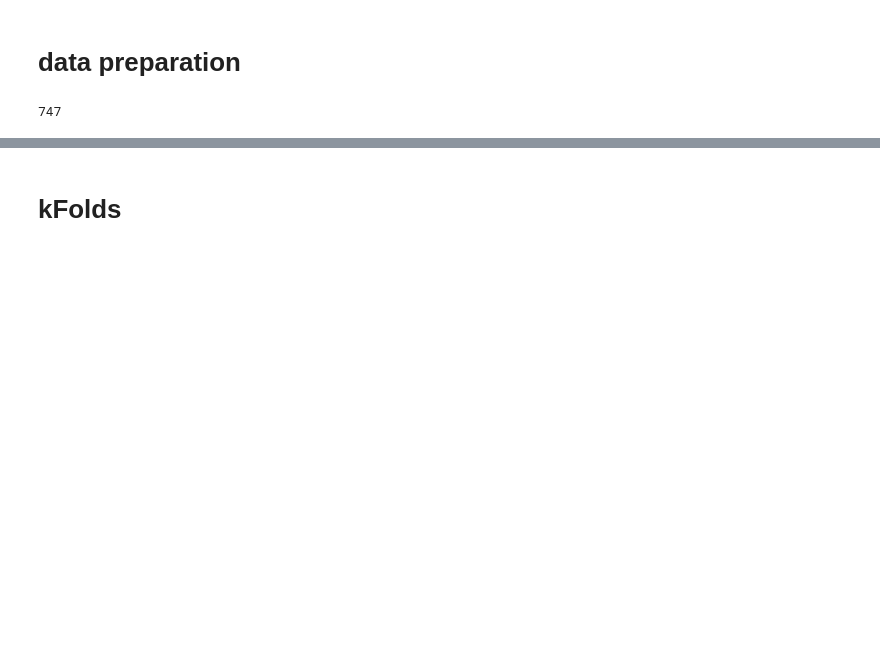
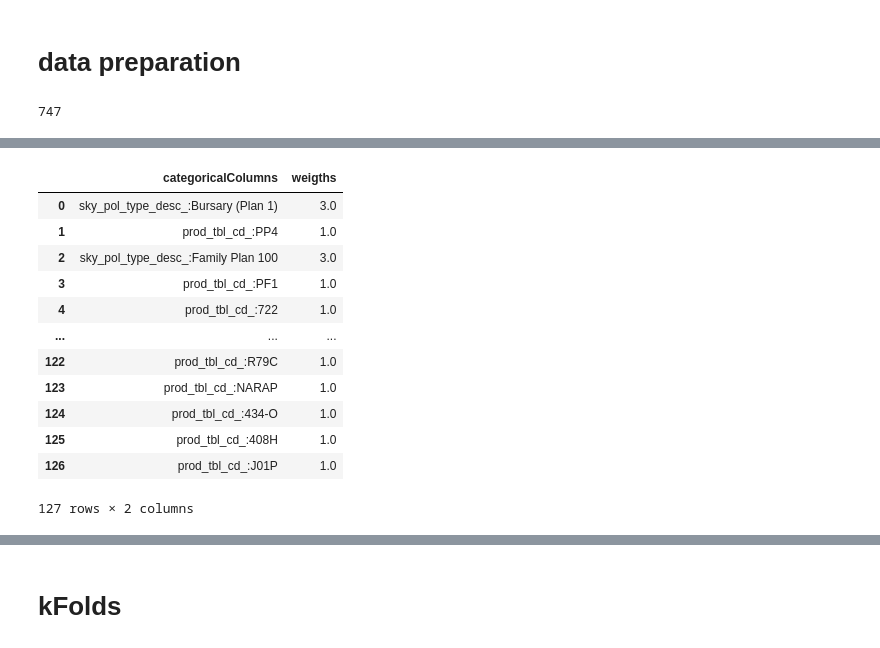
Before and after one commit to Christine-H-code/MetriclessRecommender, a Jupyter notebook: testing/run_functions.ipynb, the cells around one changed output, grey strips where cells are left out. Cells and saved outputs as stored; diff of their text form; code cells hidden in the pictures; blank space fills up the shorter version.

```diff
--- a/testing/run_functions.ipynb
+++ b/testing/run_functions.ipynb
@@ -68,0 +120,6 @@ len(aggTrainingData.columns)
+# %%
+columnWeightAverage = {}
+for prefix in newColumnsPrefixes:
+    mask_A = jw['categoricalColumns'].str.startswith(prefix + '_:')
+    columnWeightAverage[prefix] = jw[mask_A]['weigths'].mean()
+columnWeightAverage
@@ -68,0 +136,26 @@ len(aggTrainingData.columns)
+# %%
+columnWeightAverage['sky_pol_type_desc'] =3
+# %%
+jw_new = pd.DataFrame()
+def ave_weight(column):
+    for prefix, weigth in columnWeightAverage.items():
+        if column.startswith(prefix):
+            return weigth
+    return 0
+jw_new['categoricalColumns'] = newColumns
+jw_new['weigths'] = jw_new['categoricalColumns'].apply(ave_weight)
+jw_new
+# %% [output]
+|  | categoricalColumns | weigths |
+| 0 | sky_pol_type_desc_:Bursary (Plan 1) | 3.0 |
+| 1 | prod_tbl_cd_:PP4 | 1.0 |
+| 2 | sky_pol_type_desc_:Family Plan 100 | 3.0 |
+| 3 | prod_tbl_cd_:PF1 | 1.0 |
+| 4 | prod_tbl_cd_:722 | 1.0 |
+| ... | ... | ... |
+| 122 | prod_tbl_cd_:R79C | 1.0 |
+| 123 | prod_tbl_cd_:NARAP | 1.0 |
+| 124 | prod_tbl_cd_:434-O | 1.0 |
+| 125 | prod_tbl_cd_:408H | 1.0 |
+| 126 | prod_tbl_cd_:J01P | 1.0 |
+127 rows × 2 columns
```
Also changed, not shown: parts of 13 cells of this notebook, 1 other file.
